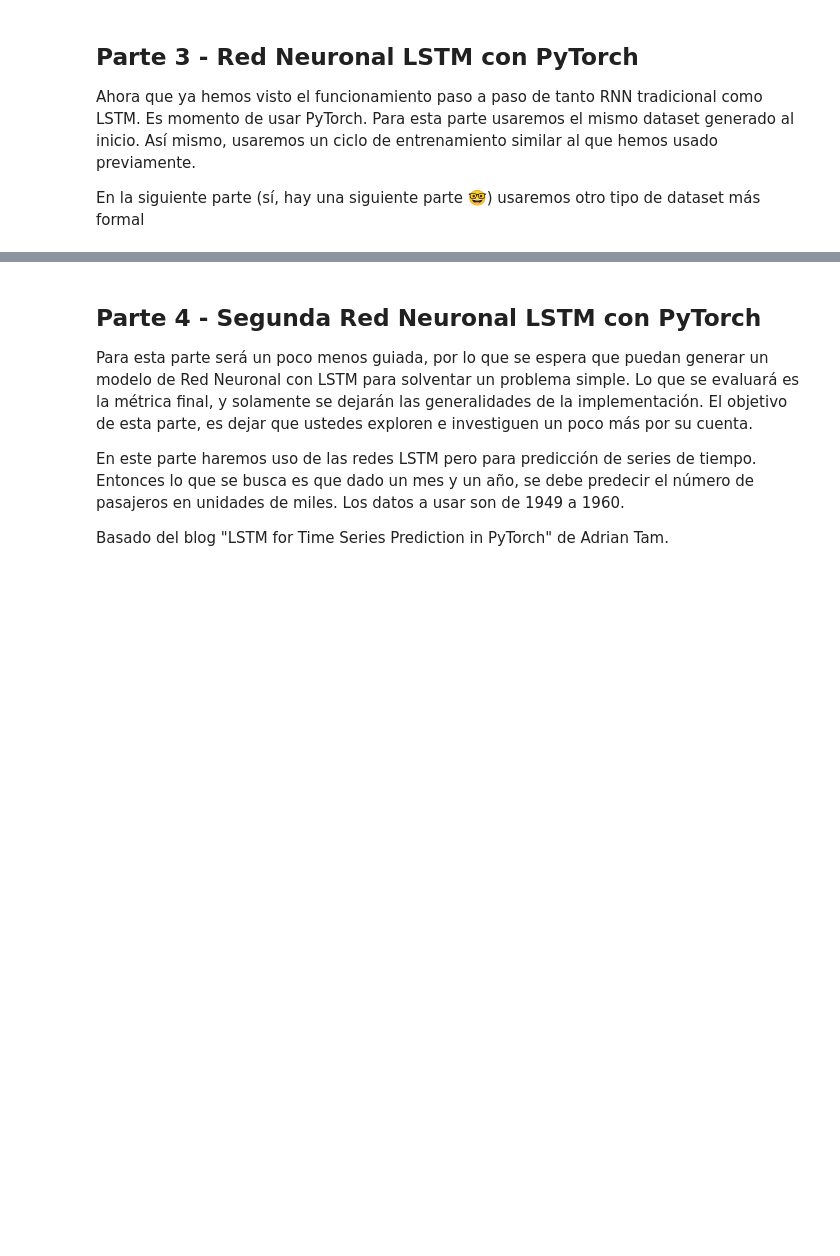
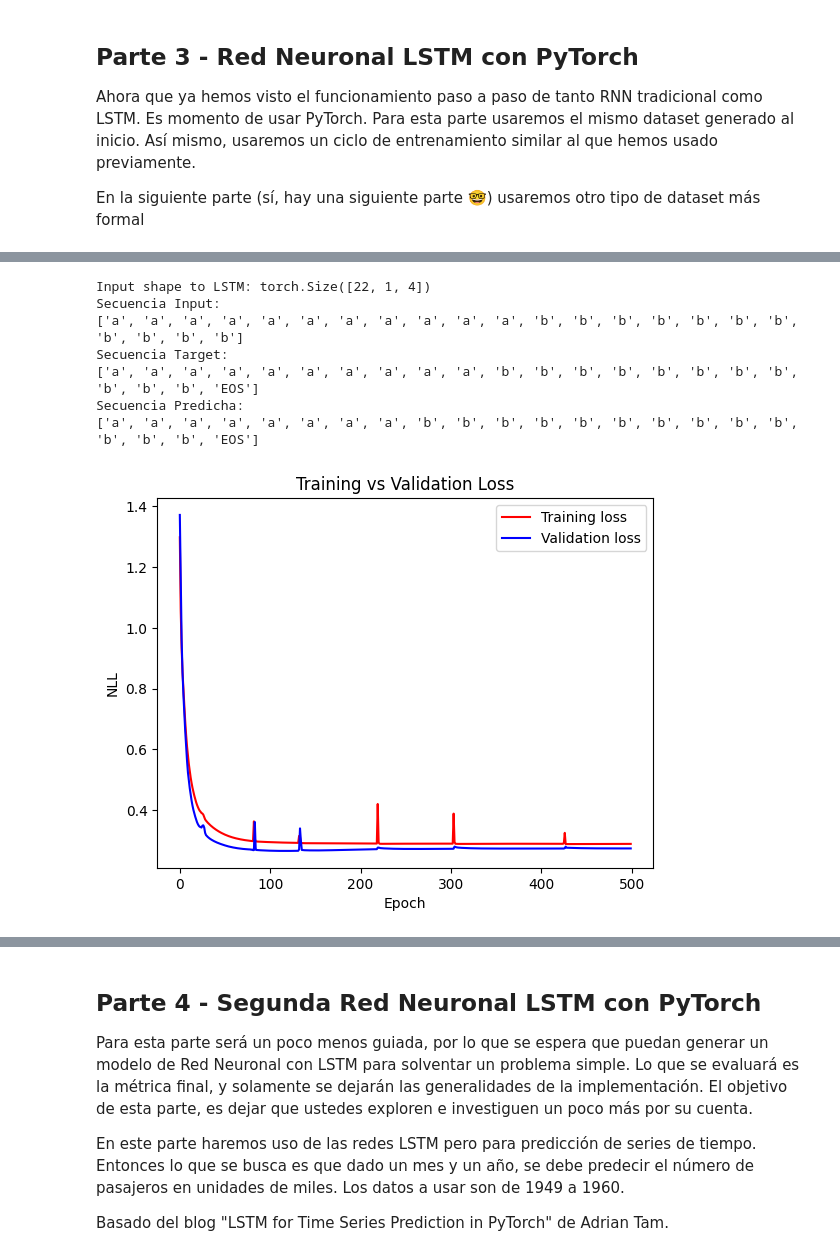
Before and after one commit to josuemj/Deep-Learning, a Jupyter notebook: lab3.ipynb, the cells around one changed output, grey strips where cells are left out. Drawn from its saved outputs; the diff is of its cells as text; code cells hidden in the pictures; blank space fills up the shorter version.

```diff
--- a/lab3.ipynb
+++ b/lab3.ipynb
@@ -1468,13 +1471,15 @@ class Net(nn.Module):
         super(Net, self).__init__()
 
         # Aprox 1-3 lineas de codigo para declarar una capa LSTM
-        # self.lstm =
-        # Hint: Esta tiene que tener el input_size del tamaño del vocabulario,
-        #     debe tener 50 hidden states (hidden_size)
-        #     una layer
-        #     y NO (False) debe ser bidireccional
-        # YOUR CODE HERE
-        raise NotImplementedError()
+        self.lstm = nn.LSTM(
+            input_size=vocab_size,
+            hidden_size=50,
+            num_layers=1,
+            bidirectional=False,
+            batch_first=False
+        )
+
+
 
         # Layer de salida (output)
         self.l_out = nn.Linear(in_features=50,
@@ -1604,41 +1627,60 @@ with tick.marks(5):
 # %%
 # Obtener la primera secuencia del test set
 inputs, targets = test_set[1]
 
 # One-hot encode el input y el target
-inputs_one_hot = one_hot_encode_sequence(inputs, vocab_size)
+inputs_one_hot = one_hot_encode_sequence(inputs, vocab_size)  # Probablemente (seq_len, vocab_size, 1)
 targets_idx = [word_to_idx[word] for word in targets]
 
-# Convertir el input a un tensor
-inputs_one_hot = torch.Tensor(inputs_one_hot)
-inputs_one_hot = inputs_one_hot.permute(0, 2, 1)
+# Convertir a tensor y eliminar dimensiones extra
+inputs_one_hot = torch.tensor(inputs_one_hot, dtype=torch.float32)
+
+if inputs_one_hot.shape[-1] == 1:
+    inputs_one_hot = inputs_one_hot.squeeze(-1)  # (seq_len, vocab_size)
+
+# Agregar batch dimension
+inputs_one_hot = inputs_one_hot.unsqueeze(1)  # (seq_len, 1, vocab_size)
 
 # Convertir el target a un tensor
 targets_idx = torch.LongTensor(targets_idx)
 
+# Verificar forma
+print("Input shape to LSTM:", inputs_one_hot.shape)
 
-# Aprox 1 linea para el Forward
-# outputs =
-# YOUR CODE HERE
-raise NotImplementedError()
+# Forward pass
+outputs = net(inputs_one_hot)
+
+# Obtener predicciones
+predicted_idxs = torch.argmax(outputs, dim=1)
 
 print("Secuencia Input:")
 print(inputs)
 
 print("Secuencia Target:")
 print(targets)
 
 print("Secuencia Predicha:")
-print([idx_to_word[np.argmax(output)] for output in outputs])
+print([idx_to_word[int(i)] for i in predicted_idxs])
 
-# Graficar la perdida en training y validacion
+# Graficar pérdida
 epoch = np.arange(len(training_loss))
 plt.figure()
-plt.plot(epoch, training_loss, 'r', label='Training loss',)
+plt.plot(epoch, training_loss, 'r', label='Training loss')
 plt.plot(epoch, validation_loss, 'b', label='Validation loss')
 plt.legend()
-plt.xlabel('Epoch'), plt.ylabel('NLL')
+plt.xlabel('Epoch')
+plt.ylabel('NLL')
+plt.title("Training vs Validation Loss")
 plt.show()
+# %% [output]
+Input shape to LSTM: torch.Size([22, 1, 4])
+Secuencia Input:
+['a', 'a', 'a', 'a', 'a', 'a', 'a', 'a', 'a', 'a', 'a', 'b', 'b', 'b', 'b', 'b', 'b', 'b', 'b', 'b', 'b', 'b']
+Secuencia Target:
+['a', 'a', 'a', 'a', 'a', 'a', 'a', 'a', 'a', 'a', 'b', 'b', 'b', 'b', 'b', 'b', 'b', 'b', 'b', 'b', 'b', 'EOS']
+Secuencia Predicha:
+['a', 'a', 'a', 'a', 'a', 'a', 'a', 'a', 'b', 'b', 'b', 'b', 'b', 'b', 'b', 'b', 'b', 'b', 'b', 'b', 'b', 'EOS']
+[figure, added]
 # %% [markdown]
 #### Preguntas
 
```
Also changed, not shown: parts of 8 cells of this notebook.
